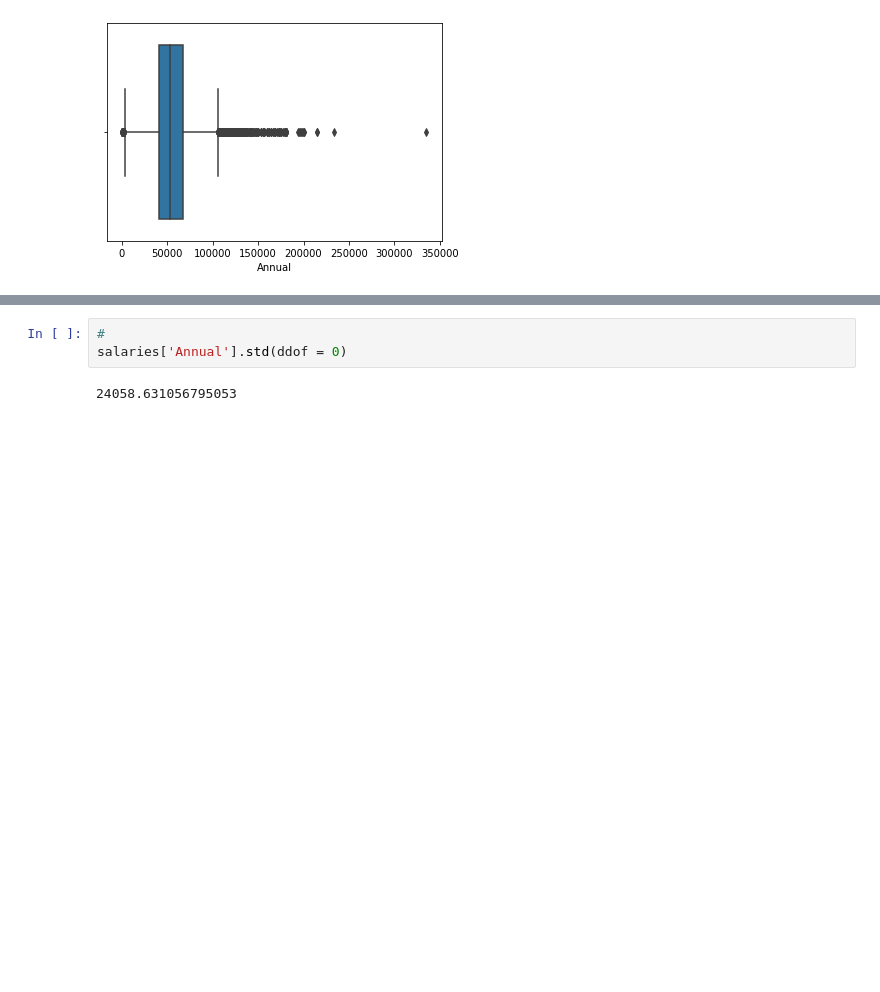
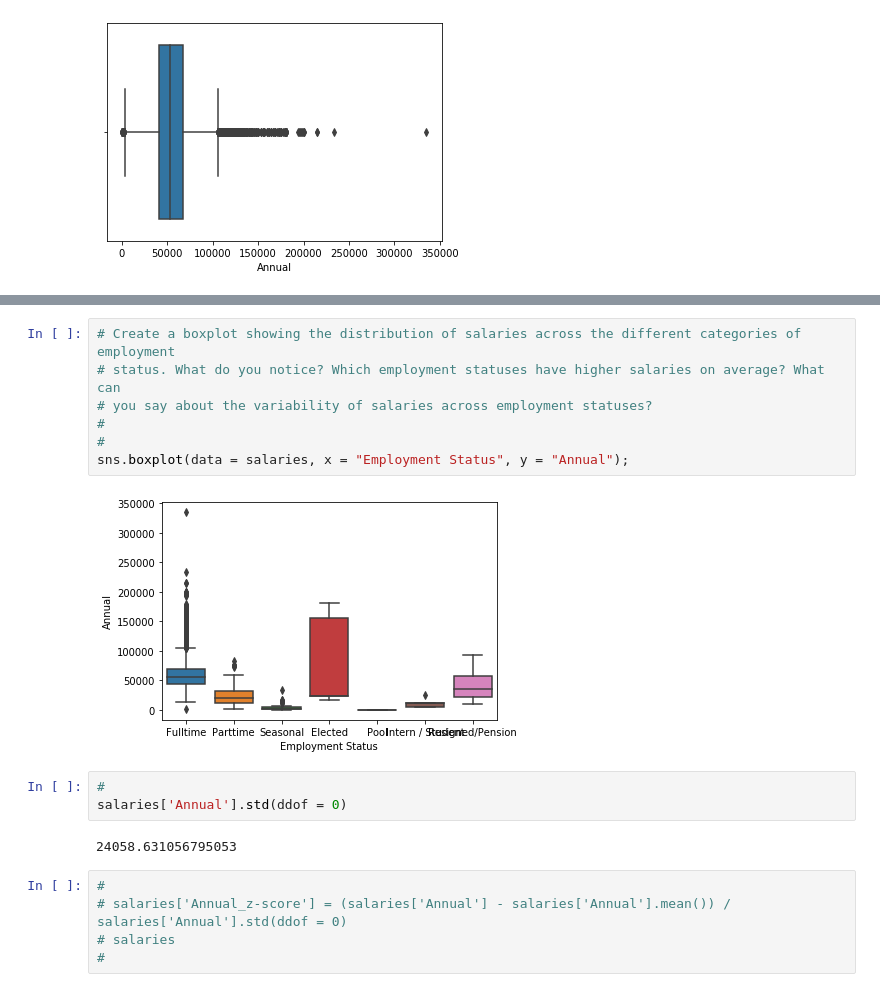
Before and after one commit to omomotyuk/NSS.Statistics.Exercises, a Jupyter notebook: Exercise_01.ipynb, the cells around one changed output, grey strips where cells are left out. Saved outputs shown, nothing was run; the diff lists cells and outputs as text; blank space fills up the shorter version.

```diff
--- a/Exercise_01.ipynb
+++ b/Exercise_01.ipynb
@@ -157,5 +164,19 @@ sns.boxplot(salaries['Annual']);
+# %%
+# Create a boxplot showing the distribution of salaries across the different categories of employment
+# status. What do you notice? Which employment statuses have higher salaries on average? What can
+# you say about the variability of salaries across employment statuses?
+#
+#
+sns.boxplot(data = salaries, x = "Employment Status", y = "Annual");
+# %% [output]
+[figure, added]
 # %%
 #
 salaries['Annual'].std(ddof = 0)
 # %% [output]
 24058.631056795053
+# %%
+#
+# salaries['Annual_z-score'] = (salaries['Annual'] - salaries['Annual'].mean()) / salaries['Annual'].std(ddof = 0)
+# salaries
+#
```
Also changed, not shown: parts of 7 cells of this notebook, 1 other file.
